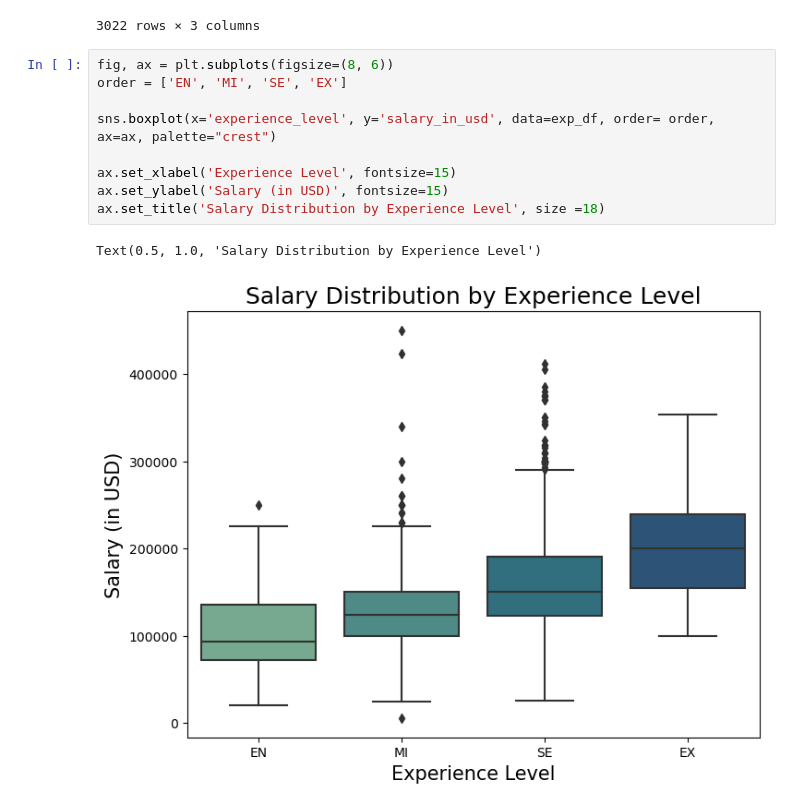
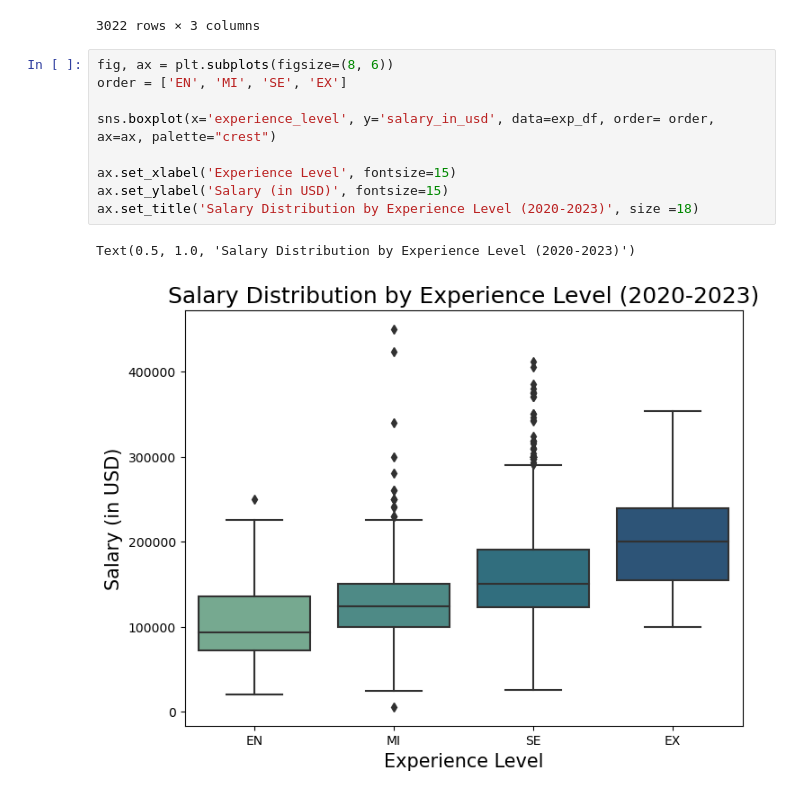
Before and after one commit to joshlynj/ds_salaries, a Jupyter notebook: notebooks/eda.ipynb, the cells around one changed output. Saved outputs shown, nothing was run; the diff lists cells and outputs as text.

Commit message:
updated ppt and graphs

```diff
--- a/notebooks/eda.ipynb
+++ b/notebooks/eda.ipynb
@@ -439,12 +439,12 @@ display(exp_df)
 # %%
 fig, ax = plt.subplots(figsize=(8, 6))
 order = ['EN', 'MI', 'SE', 'EX']
 
 sns.boxplot(x='experience_level', y='salary_in_usd', data=exp_df, order= order, ax=ax, palette="crest")
 
 ax.set_xlabel('Experience Level', fontsize=15)
 ax.set_ylabel('Salary (in USD)', fontsize=15)
-ax.set_title('Salary Distribution by Experience Level', size =18)
+ax.set_title('Salary Distribution by Experience Level (2020-2023)', size =18)
 # %% [output]
-Text(0.5, 1.0, 'Salary Distribution by Experience Level')
+Text(0.5, 1.0, 'Salary Distribution by Experience Level (2020-2023)')
-[figure, old version]
+[figure, new version]
```
Also changed, not shown: parts of 4 cells of this notebook, 1 other file.
